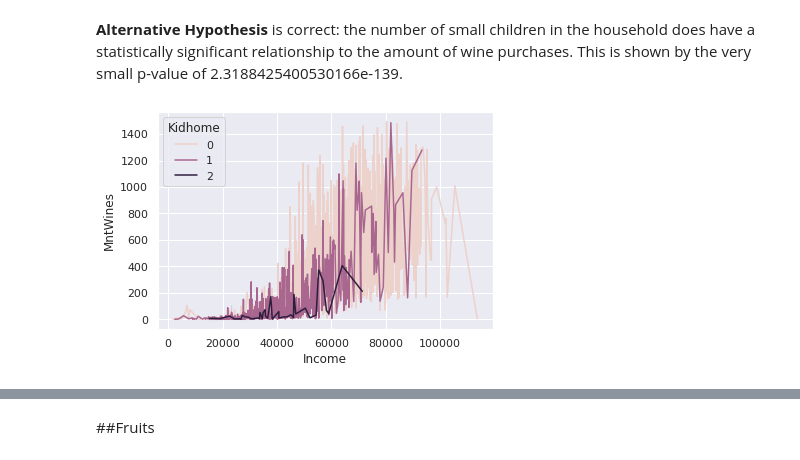
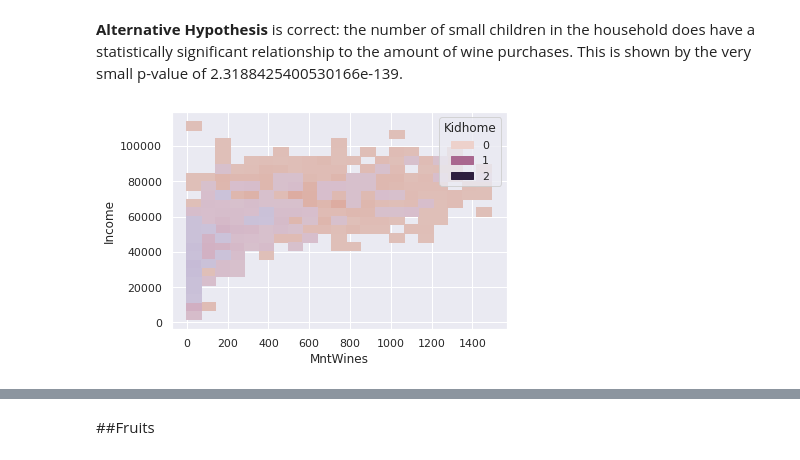
Before and after one commit to clanderson23/Grocery-Analysis, a Jupyter notebook: Grocery_Market_Analysis.ipynb, the cells around one changed output, grey strips where cells are left out. Drawn from its saved outputs; the diff is of its cells as text; code cells hidden in the pictures.

```diff
--- a/Grocery_Market_Analysis.ipynb
+++ b/Grocery_Market_Analysis.ipynb
@@ -270,8 +264,8 @@ stats.pearsonr(market_df['MntWines'], market_df['Kidhome'])
 # %% [markdown]
 **Alternative Hypothesis** is correct: the number of small children in the household does have a statistically significant relationship to the amount of wine purchases. This is shown by the very small p-value of 2.3188425400530166e-139.
 # %%
-sns.lineplot(y='MntWines', x='Income', hue='Kidhome', data=market_df)
+sns.histplot(y='Income', x='MntWines', hue='Kidhome', data=market_df)
 plt.ioff()
 # %% [output]
-[figure, old version]
+[figure, new version]
 # %% [markdown]
```
Also changed, not shown: parts of 28 cells of this notebook.
